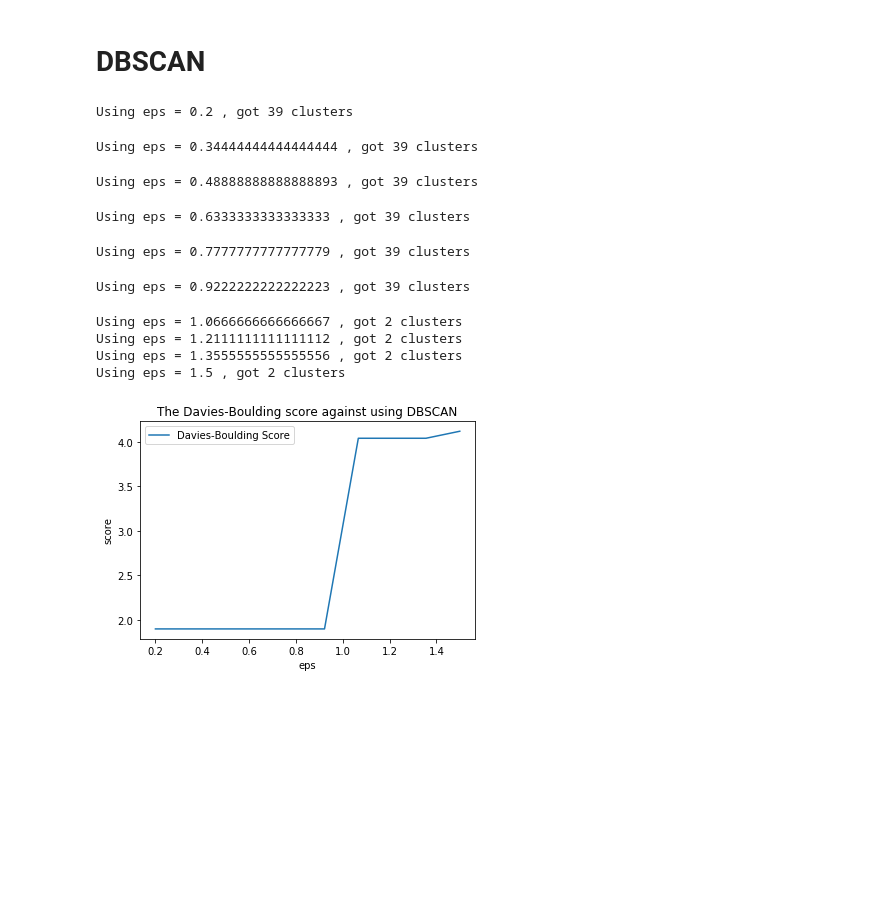
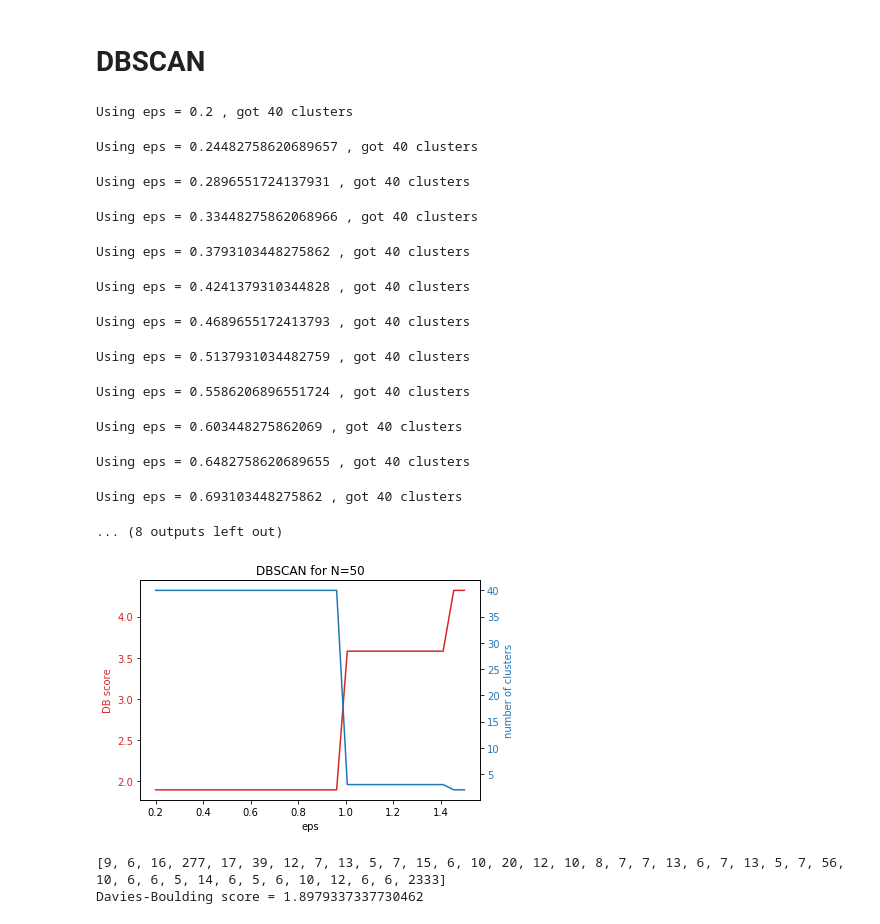
Before and after one commit to RojerGS/DataScience, a Jupyter notebook: TrumpTweetsClustering/dataExploration.ipynb, the cells around one changed output. Cells and saved outputs as stored; diff of their text form; code cells hidden in the pictures; blank space fills up the shorter version.

Commit message:
DBSCAN figures for DB score

```diff
--- a/TrumpTweetsClustering/dataExploration.ipynb
+++ b/TrumpTweetsClustering/dataExploration.ipynb
@@ -424,17 +428,18 @@ for cluster in sk_clusters:
 # DBSCAN
 # %%
 # apply the DBSCAN algorithm for different values of eps (=the the maximal distance for points to be neighbours)
-Eps = np.linspace(.2,1.5,10)
+Eps = np.linspace(.2,1.5,30)
 DB = np.zeros_like(Eps).astype(float)
 i = 0
 mat = np.array([t[1] for t in vector_tweets])
+n_clusters = []
 for eps in Eps:
     dbscan = DBSCAN(eps = eps).fit(mat)
     dbscan_clusters = [[] for i in range(max(dbscan.labels_+1))]
     for idx, lbl in enumerate(dbscan.labels_):
         dbscan_clusters[lbl].append(idx)
     print(f"Using eps = {eps} , got {len(dbscan_clusters)} clusters")
-
+    n_clusters.append(len(dbscan_clusters))
     with np.errstate(divide='ignore'):
         DB[i] = metrics.davies_bouldin_score(mat, dbscan.labels_)
     i += 1
@@ -444,24 +449,59 @@ plt.plot(Eps, DB, label = 'Davies-Boulding Score')
 # plt.plot(K,SilSc, label = 'Silhouette Score')
 plt.xlabel('eps')
 plt.ylabel('score')
-plt.title(r'The Davies-Boulding score against using DBSCAN')
+plt.title(r'The Davies-Bouldin score against $eps$ using DBSCAN for N=40')
 plt.legend()
 plt.show()
-
-eps_opt = .8 ## ???
-dbscan = DBSCAN(eps = eps_opt).fit(mat)
-dbscan_clusters = [[] for i in range(max(dbscan.labels_+1))]
-for idx, lbl in enumerate(dbscan.labels_):
-    dbscan_clusters[lbl].append(idx)
 # %% [output]
-Using eps = 0.2 , got 39 clusters
+Using eps = 0.2 , got 40 clusters
-Using eps = 0.34444444444444444 , got 39 clusters
+Using eps = 0.24482758620689657 , got 40 clusters
-Using eps = 0.48888888888888893 , got 39 clusters
+Using eps = 0.2896551724137931 , got 40 clusters
-Using eps = 0.6333333333333333 , got 39 clusters
+Using eps = 0.33448275862068966 , got 40 clusters
-Using eps = 0.7777777777777779 , got 39 clusters
+Using eps = 0.3793103448275862 , got 40 clusters
-Using eps = 0.9222222222222223 , got 39 clusters
+Using eps = 0.4241379310344828 , got 40 clusters
-Using eps = 1.0666666666666667 , got 2 clusters
-Using eps = 1.2111111111111112 , got 2 clusters
-Using eps = 1.3555555555555556 , got 2 clusters
-Using eps = 1.5 , got 2 clusters
+Using eps = 0.4689655172413793 , got 40 clusters
-[figure, removed]
+Using eps = 0.5137931034482759 , got 40 clusters
+Using eps = 0.5586206896551724 , got 40 clusters
+Using eps = 0.603448275862069 , got 40 clusters
+Using eps = 0.6482758620689655 , got 40 clusters
+Using eps = 0.693103448275862 , got 40 clusters
+... (8 outputs left out)
+# %%
+## Plot results of DBSCAN for different valus of eps
+fig, ax1 = plt.subplots()
+
+color = 'tab:red'
+ax1.set_xlabel('eps')
+ax1.set_ylabel('DB score', color=color)
+ax1.plot(Eps, DB, color=color)
+ax1.tick_params(axis='y', labelcolor=color)
+
+ax2 = ax1.twinx()  # instantiate a second axes that shares the same x-axis
+
+color = 'tab:blue'
+ax2.set_ylabel('number of clusters', color=color)  # we already handled the x-label with ax1
+ax2.plot(Eps, n_clusters, color=color)
+ax2.tick_params(axis='y', labelcolor=color)
+plt.title(f'DBSCAN for N={N}')
+
+fig.tight_layout()  # otherwise the right y-label is slightly clipped
+plt.show()
+# %% [output]
+[figure, added]
+# %%
+# Best epsilon according DB score
+eps_opt = .8 ## ???
+
+# Perform final DBSCAN fit
+dbscan = DBSCAN(eps = eps_opt).fit(mat)
+dbscan_clusters = [[] for i in range(max(dbscan.labels_+1))]
+for idx, lbl in enumerate(dbscan.labels_):
+    dbscan_clusters[lbl].append(idx)
+DB = metrics.davies_bouldin_score(mat, dbscan.labels_)
+
+
+print(list(map(len, dbscan_clusters)))
+print(f'Davies-Boulding score = {DB}')
+# %% [output]
+[9, 6, 16, 277, 17, 39, 12, 7, 13, 5, 7, 15, 6, 10, 20, 12, 10, 8, 7, 7, 13, 6, 7, 13, 5, 7, 56, 10, 6, 6, 5, 14, 6, 5, 6, 10, 12, 6, 6, 2333]
+Davies-Boulding score = 1.8979337337730462
```
Also changed, not shown: parts of 5 cells of this notebook, 5 other files.
